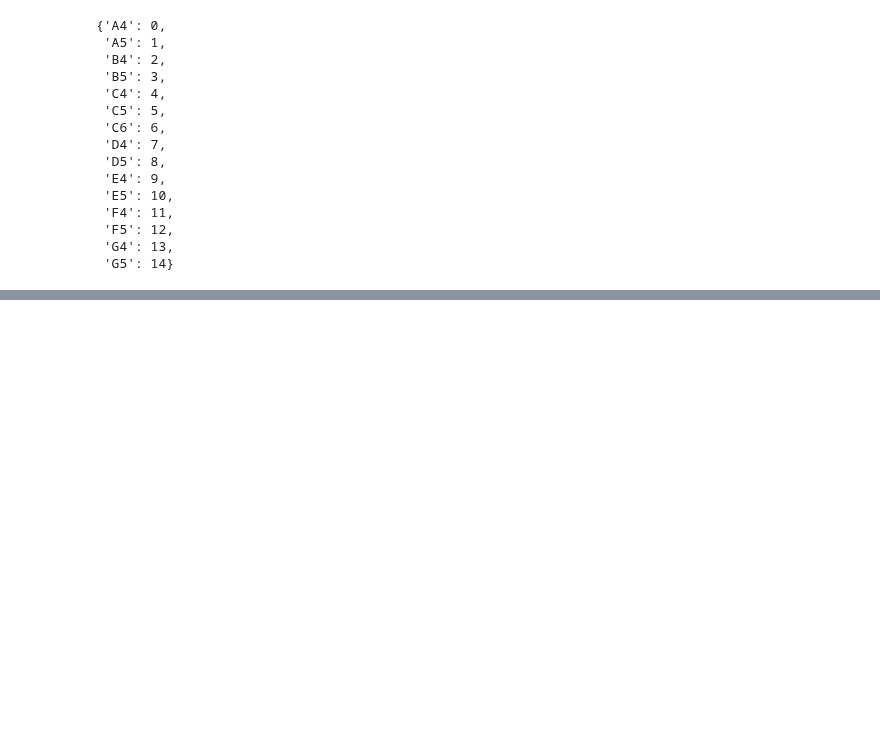
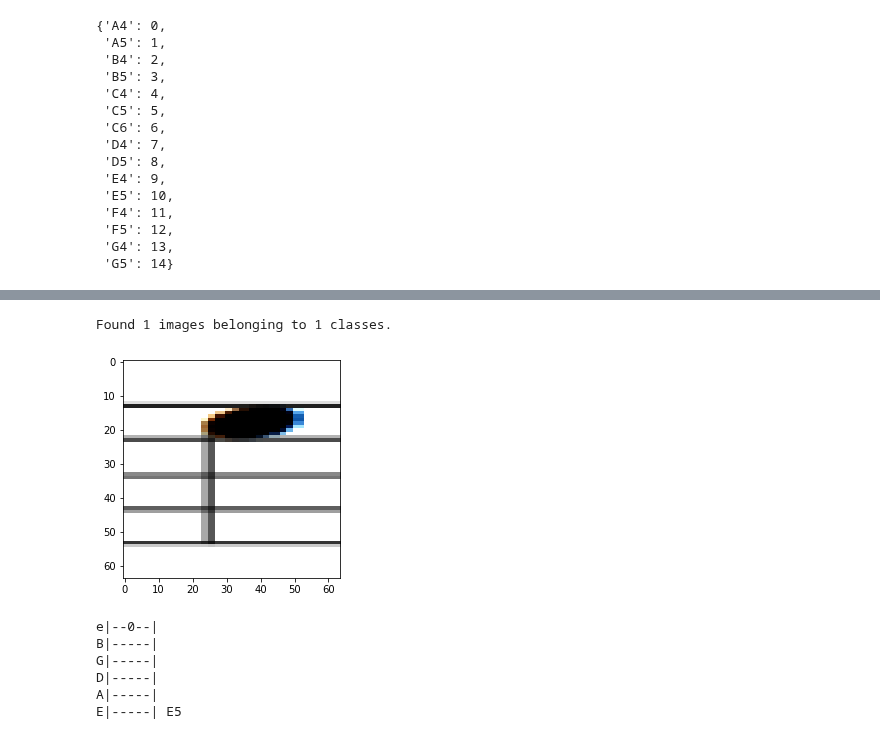
Before and after one commit to NokTNL/project-warwickhack2022, a Jupyter notebook: python/NoteRecog.ipynb, the cells around one changed output, grey strips where cells are left out. Saved outputs shown, nothing was run; the diff lists cells and outputs as text; code cells hidden in the pictures; blank space fills up the shorter version.

```diff
--- a/python/NoteRecog.ipynb
+++ b/python/NoteRecog.ipynb
@@ -151,0 +202,23 @@ test.class_indices
+# %%
+test_dir="./Notes/Demo2"
+test=ImageDataGenerator()
+test=test.flow_from_directory(test_dir,target_size=(WIDTH,HEIGHT))
+counter=0
+for i in test:
+    plt.imshow(i[0][0]/255)
+    counter+=1
+    plt.show()
+    result = model.predict(i[0])
+    index=result.argmax(axis=1)[0]
+    print(ascii_art[index], index2key[index])
+    if counter==1:
+        break
+# %% [output]
+Found 1 images belonging to 1 classes.
+[figure, added]
+e|--0--|
+B|-----|
+G|-----|
+D|-----|
+A|-----|
+E|-----| E5
```
Also changed, not shown: parts of 13 cells of this notebook.
